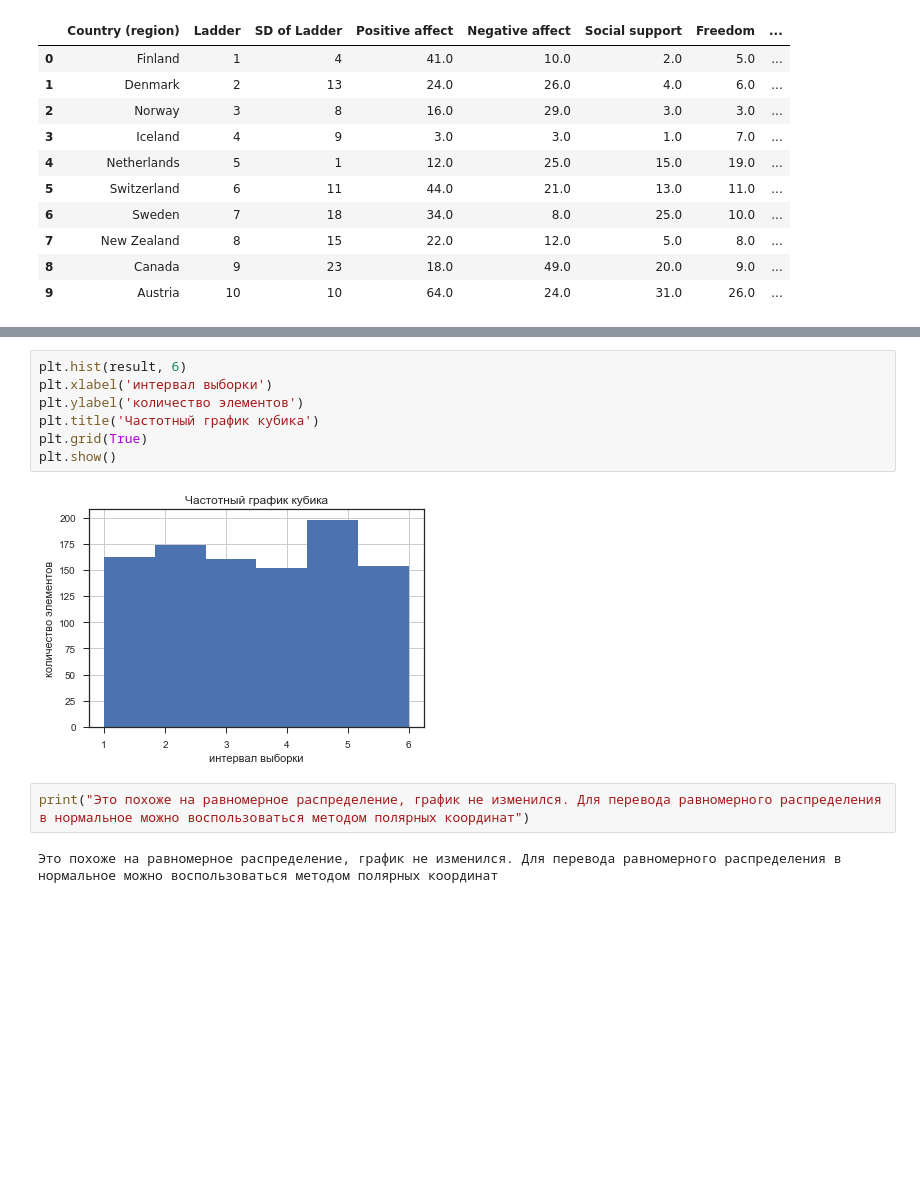
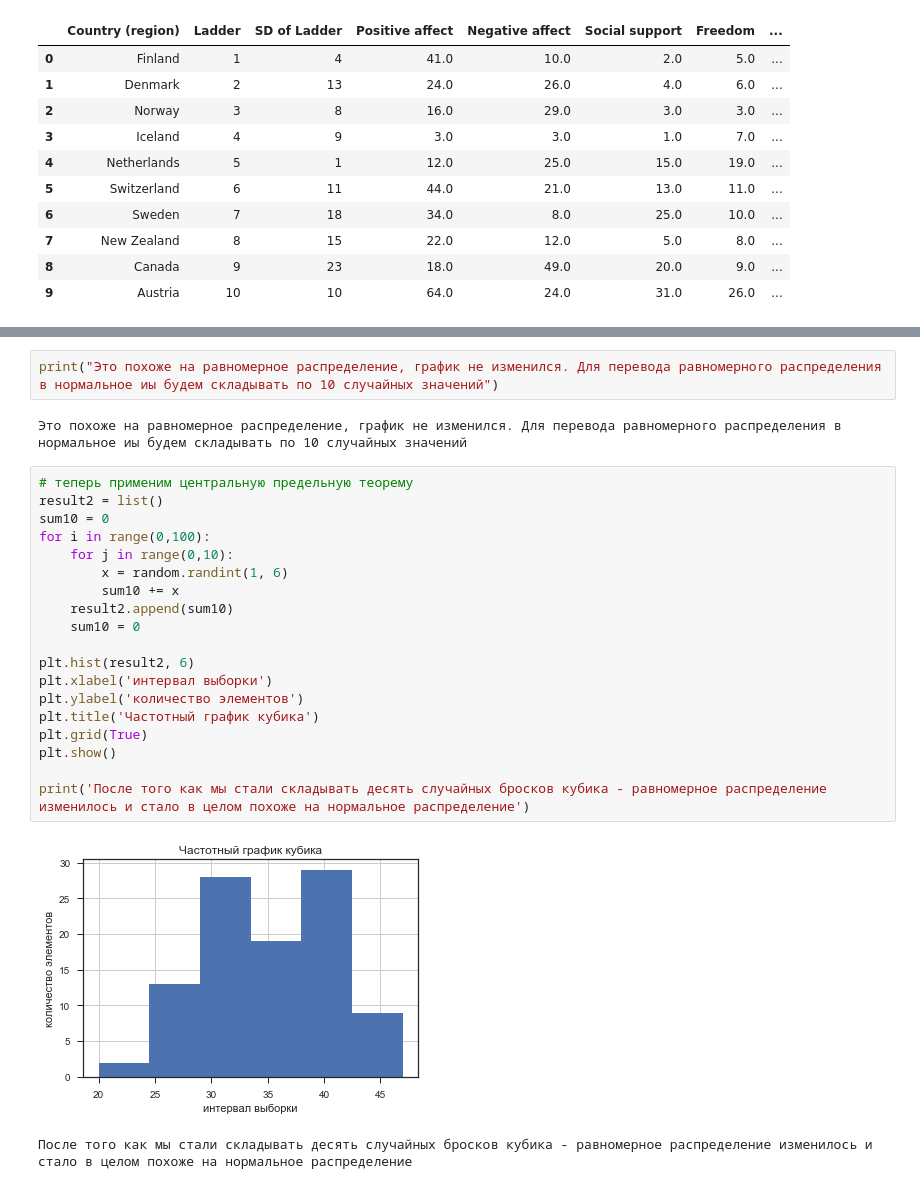
Before and after one commit to RSL161/PYDA_4, a Jupyter notebook: HW_02yu.ipynb, the cells around one changed output, grey strips where cells are left out. Saved outputs shown, nothing was run; the diff lists cells and outputs as text; blank space fills up the shorter version.

```diff
--- a/HW_02yu.ipynb
+++ b/HW_02yu.ipynb
@@ -323,13 +370,26 @@ print(result)
-# %%
-plt.hist(result, 6)
-plt.xlabel('интервал выборки')
-plt.ylabel('количество элементов')
-plt.title('Частотный график кубика')
-plt.grid(True)
-plt.show()
-# %% [output]
-[figure, removed]
 # %%
-print("Это похоже на равномерное распределение, график не изменился. Для перевода равномерного распределения в нормальное можно воспользоваться методом полярных координат")
+print("Это похоже на равномерное распределение, график не изменился. Для перевода равномерного распределения в нормальное иы будем складывать по 10 случайных значений")
 # %% [output]
-Это похоже на равномерное распределение, график не изменился. Для перевода равномерного распределения в нормальное можно воспользоваться методом полярных координат
+Это похоже на равномерное распределение, график не изменился. Для перевода равномерного распределения в нормальное иы будем складывать по 10 случайных значений
+# %%
+# теперь применим центральную предельную теорему
+result2 = list()
+sum10 = 0
+for i in range(0,100):
+    for j in range(0,10):
+        x = random.randint(1, 6)
+        sum10 += x
+    result2.append(sum10)
+    sum10 = 0
+
+plt.hist(result2, 6)
+plt.xlabel('интервал выборки')
+plt.ylabel('количество элементов')
+plt.title('Частотный график кубика')
+plt.grid(True)
+plt.show()
+
+print('После того как мы стали складывать десять случайных бросков кубика - равномерное распределение изменилось и стало в целом похоже на нормальное распределение')
+# %% [output]
+[figure, added]
+После того как мы стали складывать десять случайных бросков кубика - равномерное распределение изменилось и стало в целом похоже на нормальное распределение
```
Also changed, not shown: parts of 16 cells of this notebook.
